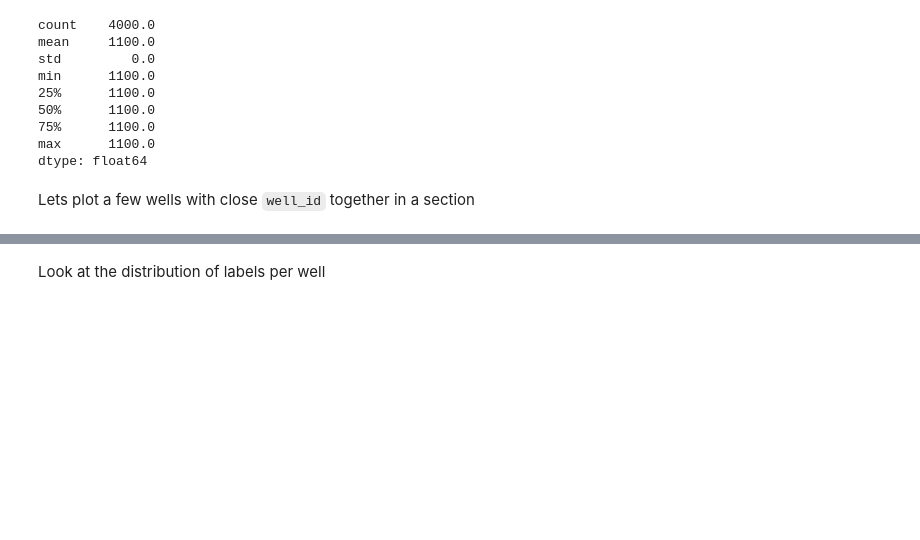
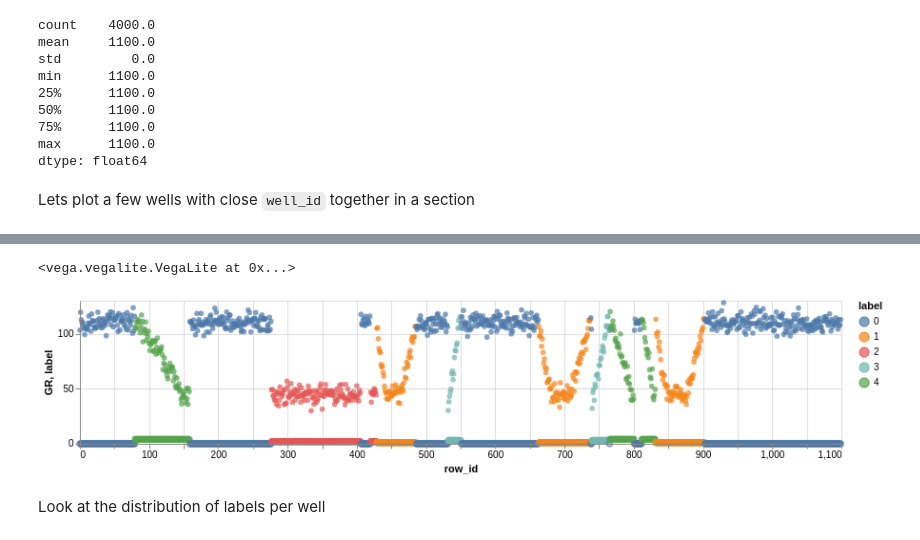
Before and after one commit to AntonBiryukovUofC/gamma_log_classification, a Jupyter notebook: notebooks/eda.ipynb, the cells around one changed output, grey strips where cells are left out. Drawn from its saved outputs; the diff is of its cells as text; code cells hidden in the pictures; blank space fills up the shorter version.

Commit message:
added eda of results + train scripts

```diff
--- a/notebooks/eda.ipynb
+++ b/notebooks/eda.ipynb
@@ -45,3 +39,12 @@ alt.Chart(df_sub,width=50,height=800).encode(y='row_id',x='GR',column='well_id',
+# %%
+well_ids = df_train['well_id'].unique()[119]
+df_sub = df_train[df_train['well_id'] == well_ids]
+ch_gr = alt.Chart(df_sub,height=150,width=800).encode(x='row_id',y='GR',order='row_id',color='label:N').mark_point(size=30,filled=True)
+ch_lab = alt.Chart(df_sub,height=150,width=800).encode(x='row_id',y='label',order='row_id',color='label:N').mark_point()
+ch_gr + ch_lab
+# %% [output]
+<vega.vegalite.VegaLite at 0x...>
+[figure, added]
 # %% [markdown]
 Look at the distribution of labels per well
 # %%
```
Also changed, not shown: parts of 3 cells of this notebook, 2 other files.
